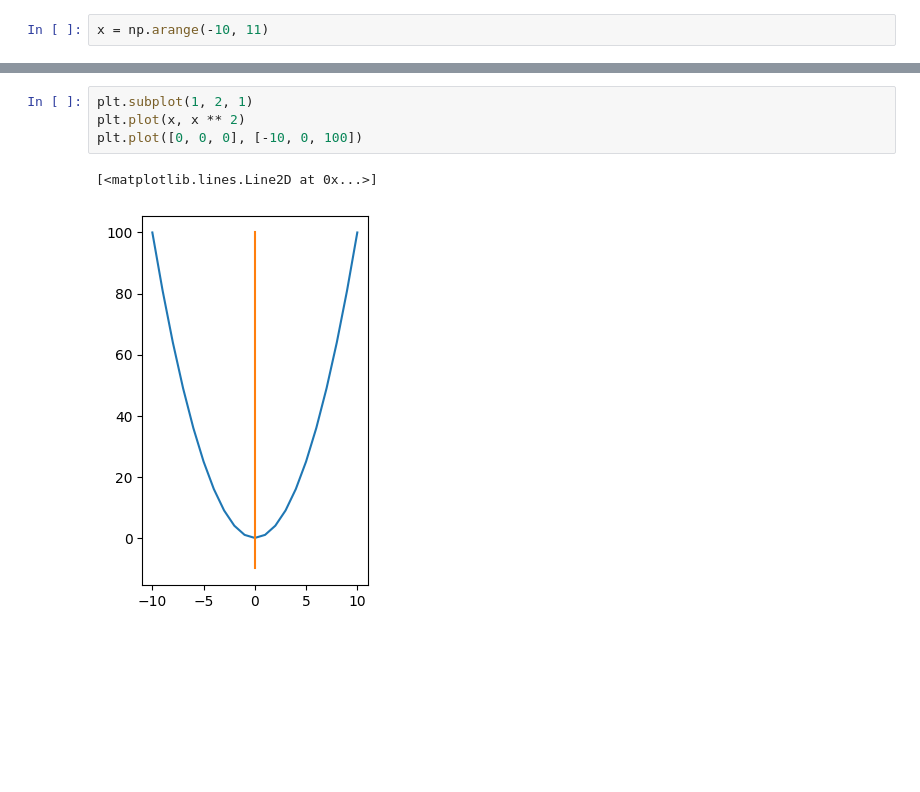
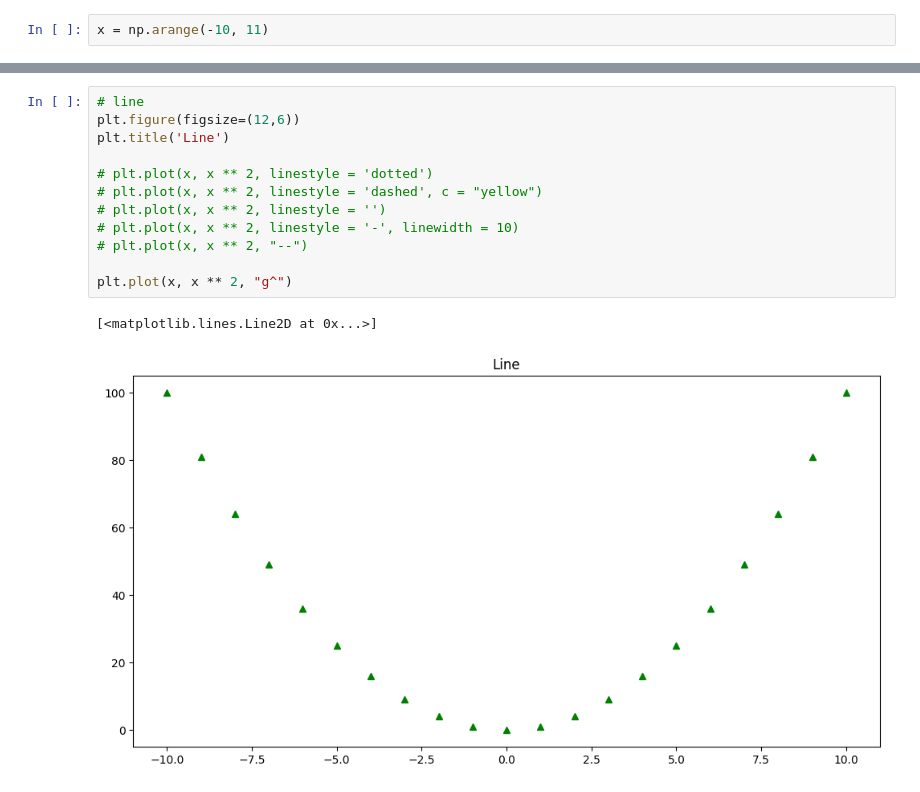
Before and after one commit to Disconnnected/self_training, a Jupyter notebook: data_analyst/matplotlib_visualization.ipynb, the cells around one changed output, grey strips where cells are left out. Drawn from its saved outputs; the diff is of its cells as text; blank space fills up the shorter version.

```diff
--- a/data_analyst/matplotlib_visualization.ipynb
+++ b/data_analyst/matplotlib_visualization.ipynb
@@ -19,7 +45,15 @@ plt.plot(x, -1 * (x ** 3 + x**2 -13))
-# %%
-plt.subplot(1, 2, 1)
-plt.plot(x, x ** 2)
-plt.plot([0, 0, 0], [-10, 0, 100])
-# %% [output]
-[<matplotlib.lines.Line2D at 0x...>]
-[figure, removed]
+# %%
+# line
+plt.figure(figsize=(12,6))
+plt.title('Line')
+
+# plt.plot(x, x ** 2, linestyle = 'dotted')
+# plt.plot(x, x ** 2, linestyle = 'dashed', c = "yellow")
+# plt.plot(x, x ** 2, linestyle = '')
+# plt.plot(x, x ** 2, linestyle = '-', linewidth = 10)
+# plt.plot(x, x ** 2, "--")
+
+plt.plot(x, x ** 2, "g^")
+# %% [output]
+[<matplotlib.lines.Line2D at 0x...>]
+[figure, added]
```
Also changed, not shown: parts of 23 cells of this notebook, 13 other files.
